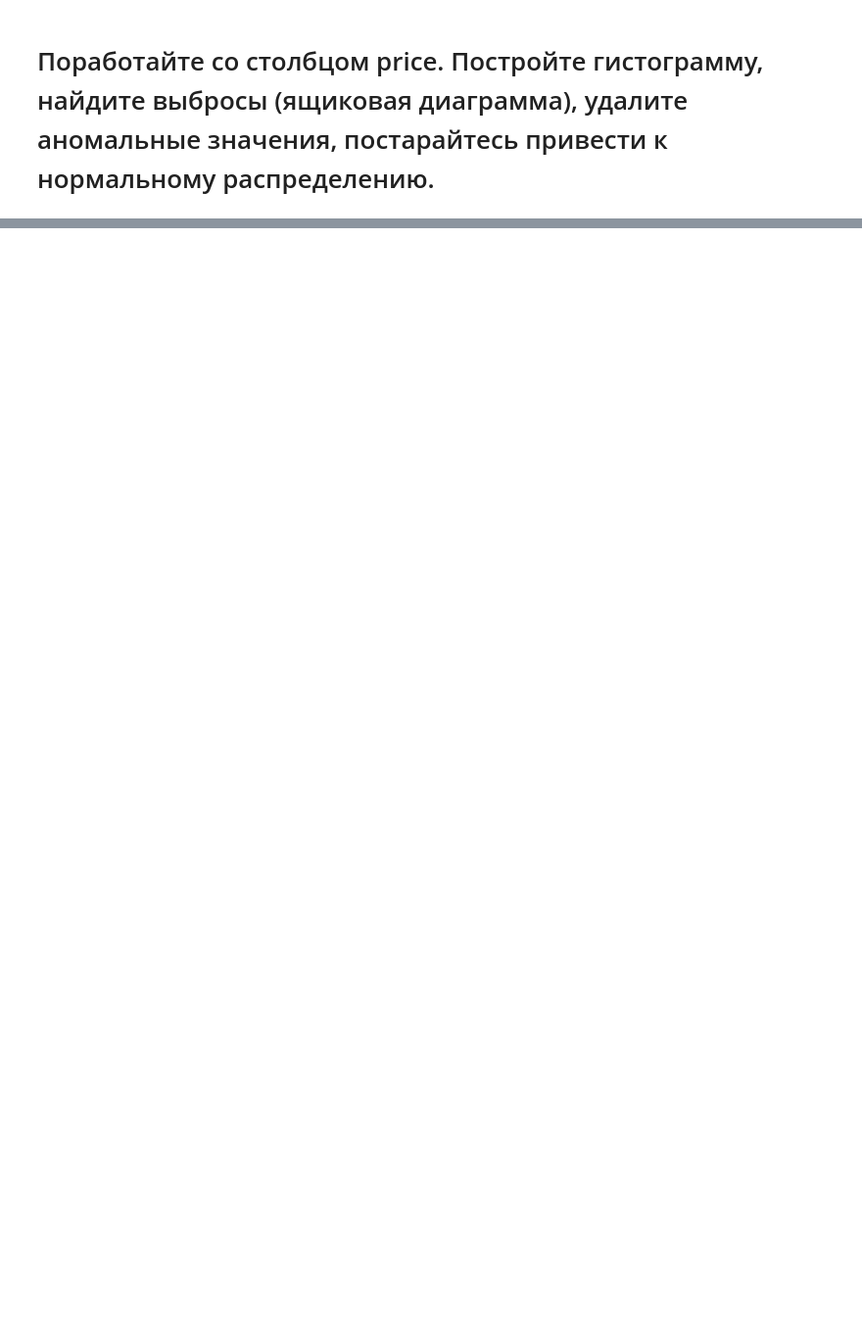
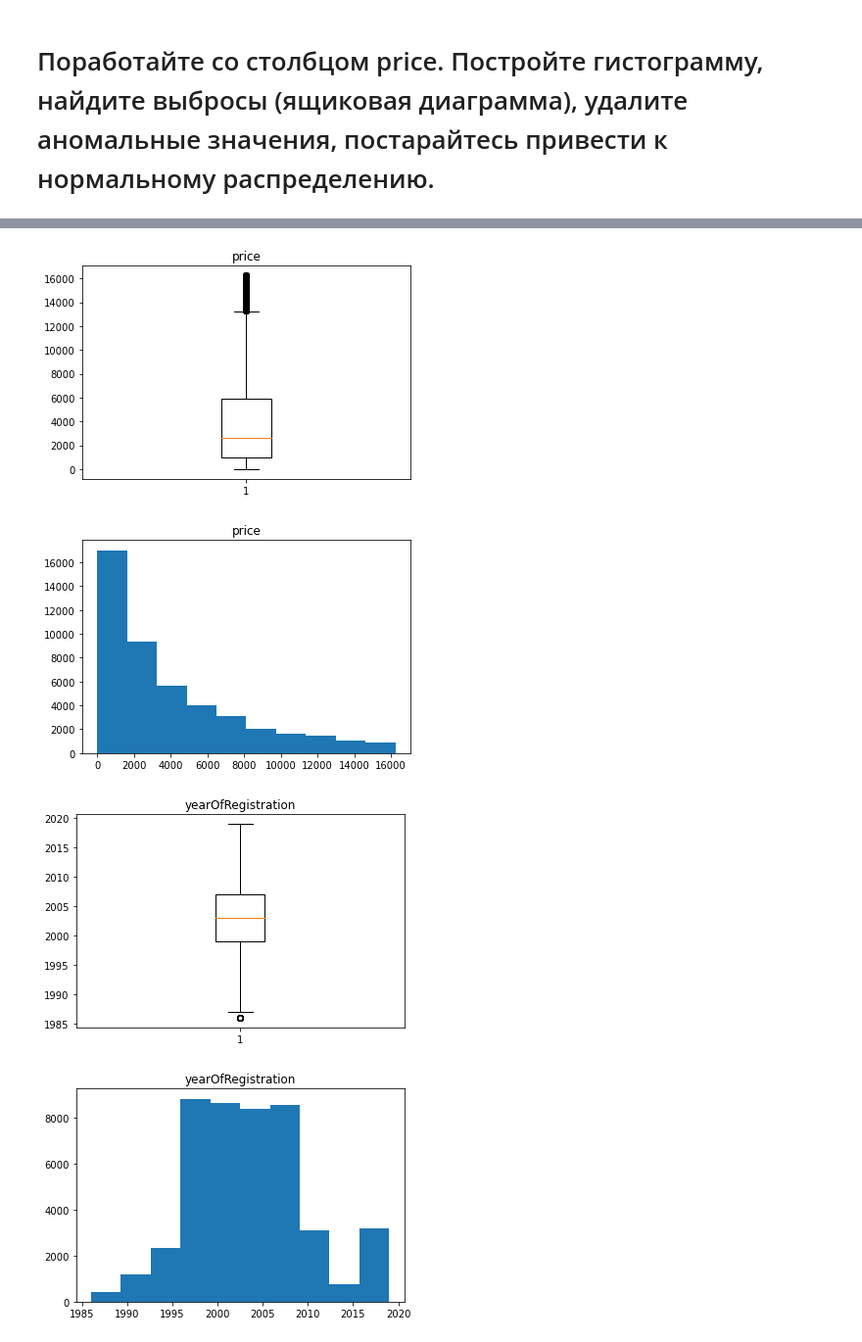
Before and after one commit to BorisovNikita/3rdYear, a Jupyter notebook: ML/ML5.1_preprocessing/data/5.1.ipynb, the cells around one changed output, grey strips where cells are left out. Shown at 98% size. Drawn from its saved outputs; the diff is of its cells as text; code cells hidden in the pictures; blank space fills up the shorter version.

```diff
--- a/ML/ML5.1_preprocessing/data/5.1.ipynb
+++ b/ML/ML5.1_preprocessing/data/5.1.ipynb
@@ -105,7 +139 @@ cars2.boxplot("price")
-# %%
-q1 = cars2.price.quantile(0.25)
-q3 = cars2.price.quantile(0.75)
-rng = q3-q1
-down_d = q1 - 1.5*rng
-up_b = q3 + 1.5*rng
 # %%
@@ -115,0 +145,22 @@ cars2.price.hist()
+# %%
+%matplotlib inline
+for col in ["price", "yearOfRegistration", "powerPS", "kilometer", "monthOfRegistration", "postalCode"]:
+    q1 = cars[col].quantile(0.25)
+    q3 = cars[col].quantile(0.75)
+    rng = q3-q1
+    down_d = q1 - 1.5*rng
+    up_b = q3 + 1.5*rng
+    cars2 = cars2[(cars2[col]<=up_b) * (down_d<=cars2[col])]
+    plt.boxplot(cars2[col])
+    plt.title(col)
+    plt.show()
+    plt.hist(cars2[col])
+    plt.title(col)
+    plt.show()
+#     cars2.boxplot(col);
+#     cars2[col].hist();
+# %% [output]
+[figure, added]
+[figure, added]
+[figure, added]
+[figure, added]
```
Also changed, not shown: parts of 30 cells of this notebook.
